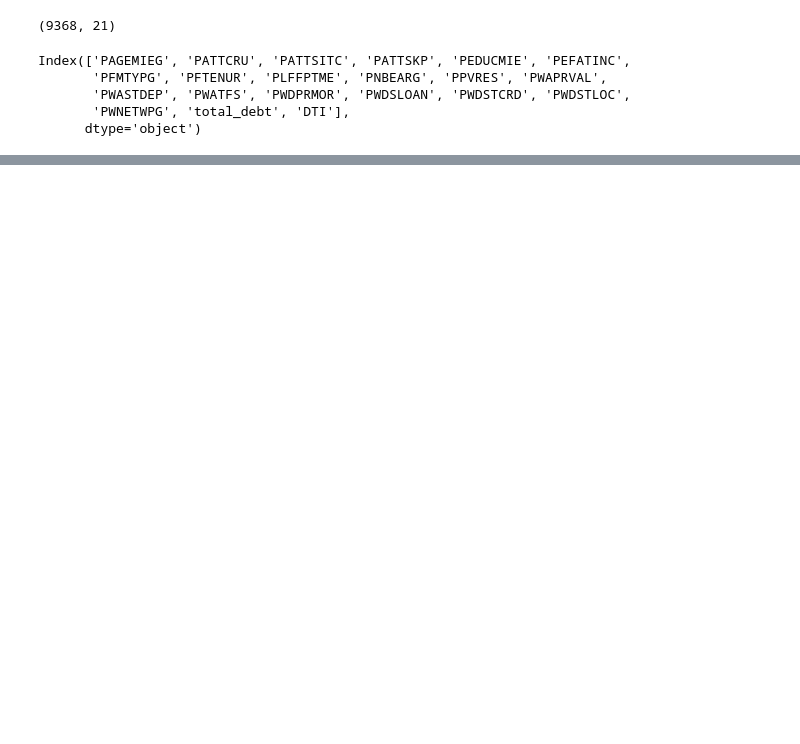
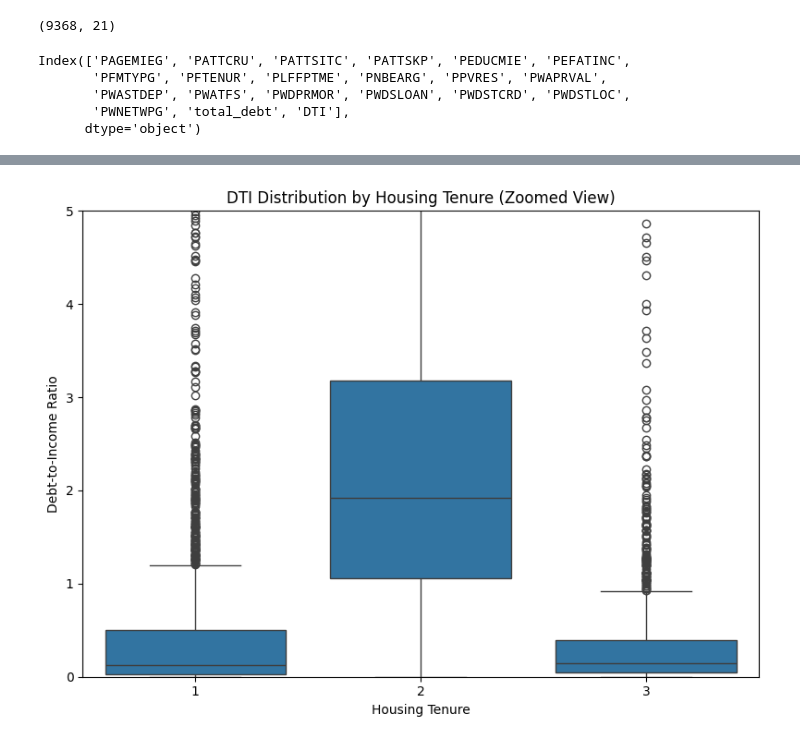
Before and after one commit to AnnieQiulq/datathon, a Jupyter notebook: main.ipynb, the cells around one changed output, grey strips where cells are left out. Saved outputs shown, nothing was run; the diff lists cells and outputs as text; code cells hidden in the pictures; blank space fills up the shorter version.

```diff
--- a/main.ipynb
+++ b/main.ipynb
@@ -276,0 +345,12 @@ Top 15 Variables:
+# %%
+plt.figure(figsize=(8,6))
+sns.boxplot(x='PFTENUR', y='DTI', data=df_cleaned)
+
+plt.ylim(0, 5)  # 只展示 0-5 区间
+plt.title("DTI Distribution by Housing Tenure (Zoomed View)")
+plt.xlabel("Housing Tenure")
+plt.ylabel("Debt-to-Income Ratio")
+plt.tight_layout()
+plt.show()
+# %% [output]
+[figure, added]
```
Also changed, not shown: parts of 12 cells of this notebook.
